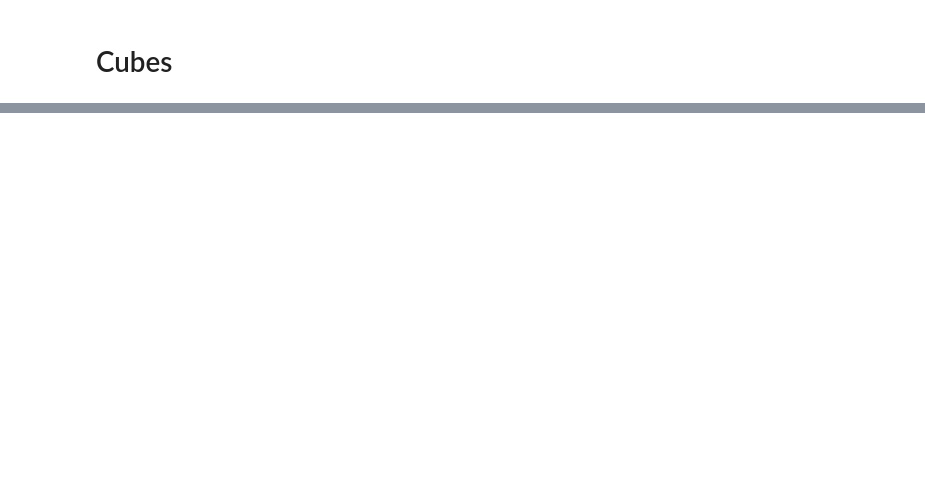
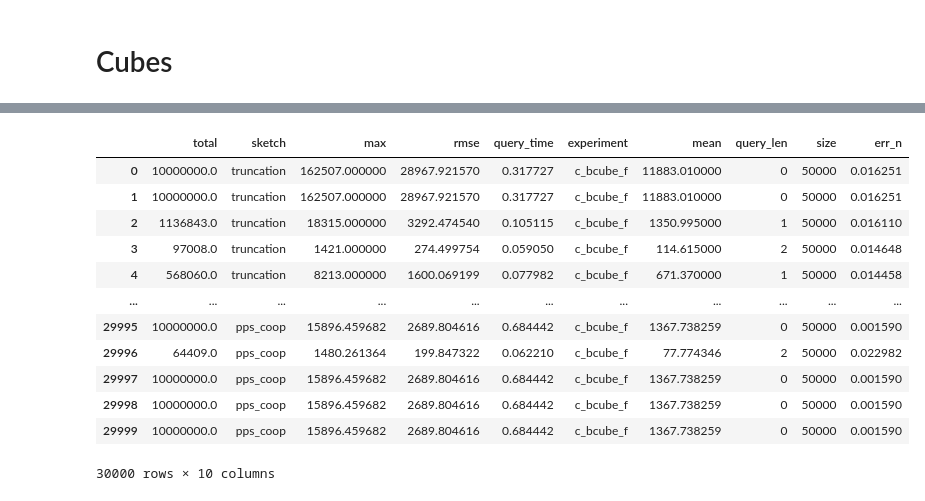
Before and after one commit to stanford-futuredata/sketchstore, a Jupyter notebook: python/notebooks/Local Experiments.ipynb, the cells around one changed output, grey strips where cells are left out. Cells and saved outputs as stored; diff of their text form; code cells hidden in the pictures; blank space fills up the shorter version.

```diff
--- a/python/notebooks/Local Experiments.ipynb
+++ b/python/notebooks/Local Experiments.ipynb
@@ -305,0 +307,16 @@ dfg
+# %%
+df
+# %% [output]
+|  | total | sketch | max | rmse | query_time | experiment | mean | query_len | size | err_n |
+| 0 | 10000000.0 | truncation | 162507.000000 | 28967.921570 | 0.317727 | c_bcube_f | 11883.010000 | 0 | 50000 | 0.016251 |
+| 1 | 10000000.0 | truncation | 162507.000000 | 28967.921570 | 0.317727 | c_bcube_f | 11883.010000 | 0 | 50000 | 0.016251 |
+| 2 | 1136843.0 | truncation | 18315.000000 | 3292.474540 | 0.105115 | c_bcube_f | 1350.995000 | 1 | 50000 | 0.016110 |
+| 3 | 97008.0 | truncation | 1421.000000 | 274.499754 | 0.059050 | c_bcube_f | 114.615000 | 2 | 50000 | 0.014648 |
+| 4 | 568060.0 | truncation | 8213.000000 | 1600.069199 | 0.077982 | c_bcube_f | 671.370000 | 1 | 50000 | 0.014458 |
+| ... | ... | ... | ... | ... | ... | ... | ... | ... | ... | ... |
+| 29995 | 10000000.0 | pps_coop | 15896.459682 | 2689.804616 | 0.684442 | c_bcube_f | 1367.738259 | 0 | 50000 | 0.001590 |
+| 29996 | 64409.0 | pps_coop | 1480.261364 | 199.847322 | 0.062210 | c_bcube_f | 77.774346 | 2 | 50000 | 0.022982 |
+| 29997 | 10000000.0 | pps_coop | 15896.459682 | 2689.804616 | 0.684442 | c_bcube_f | 1367.738259 | 0 | 50000 | 0.001590 |
+| 29998 | 10000000.0 | pps_coop | 15896.459682 | 2689.804616 | 0.684442 | c_bcube_f | 1367.738259 | 0 | 50000 | 0.001590 |
+| 29999 | 10000000.0 | pps_coop | 15896.459682 | 2689.804616 | 0.684442 | c_bcube_f | 1367.738259 | 0 | 50000 | 0.001590 |
+30000 rows × 10 columns
```
Also changed, not shown: parts of 1 cell of this notebook, 21 other files.
